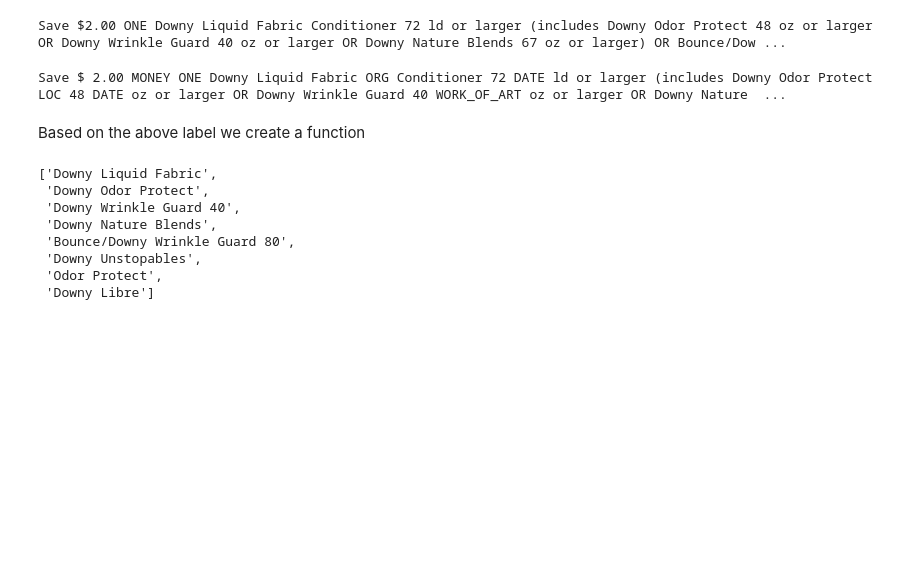
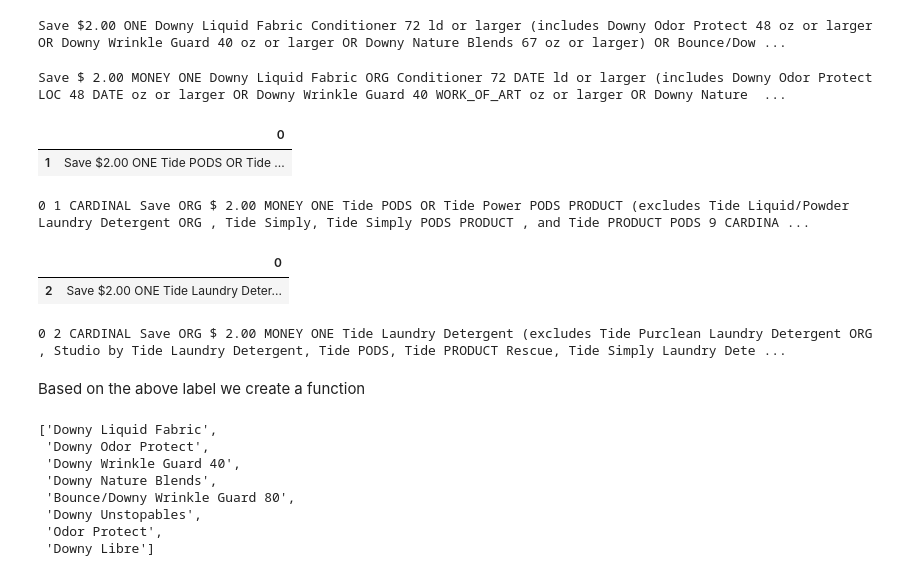
Before and after one commit to atishay3d/SKS_Assignment, a Jupyter notebook: Assignment.ipynb, the cells around one changed output. Cells and saved outputs as stored; diff of their text form; code cells hidden in the pictures; blank space fills up the shorter version.

```diff
--- a/Assignment.ipynb
+++ b/Assignment.ipynb
@@ -98,6 +99,28 @@ doc = nlp(str1)
 displacy.render(doc, style="ent")
 # %% [output]
 Save $ 2.00 MONEY ONE Downy Liquid Fabric ORG Conditioner 72 DATE ld or larger (includes Downy Odor Protect LOC 48 DATE oz or larger OR Downy Wrinkle Guard 40 WORK_OF_ART oz or larger OR Downy Nature  ...
+# %%
+str2 = df[1:2]
+str2
+# %% [output]
+|  | 0 |
+| 1 | Save $2.00 ONE Tide PODS OR Tide ... |
+# %%
+doc = nlp(str2.to_string())
+displacy.render(doc, style="ent")
+# %% [output]
+0 1 CARDINAL Save ORG $ 2.00 MONEY ONE Tide PODS OR Tide Power PODS PRODUCT (excludes Tide Liquid/Powder Laundry Detergent ORG , Tide Simply, Tide Simply PODS PRODUCT , and Tide PRODUCT PODS 9 CARDINA ...
+# %%
+str3 = df[2:3]
+str3
+# %% [output]
+|  | 0 |
+| 2 | Save $2.00 ONE Tide Laundry Deter... |
+# %%
+doc = nlp(str3.to_string())
+displacy.render(doc, style="ent")
+# %% [output]
+0 2 CARDINAL Save ORG $ 2.00 MONEY ONE Tide Laundry Detergent (excludes Tide Purclean Laundry Detergent ORG , Studio by Tide Laundry Detergent, Tide PODS, Tide PRODUCT Rescue, Tide Simply Laundry Dete ...
 # %% [markdown]
 Based on the above label we create a function
 # %%
```
Also changed, not shown: parts of 4 cells of this notebook.
